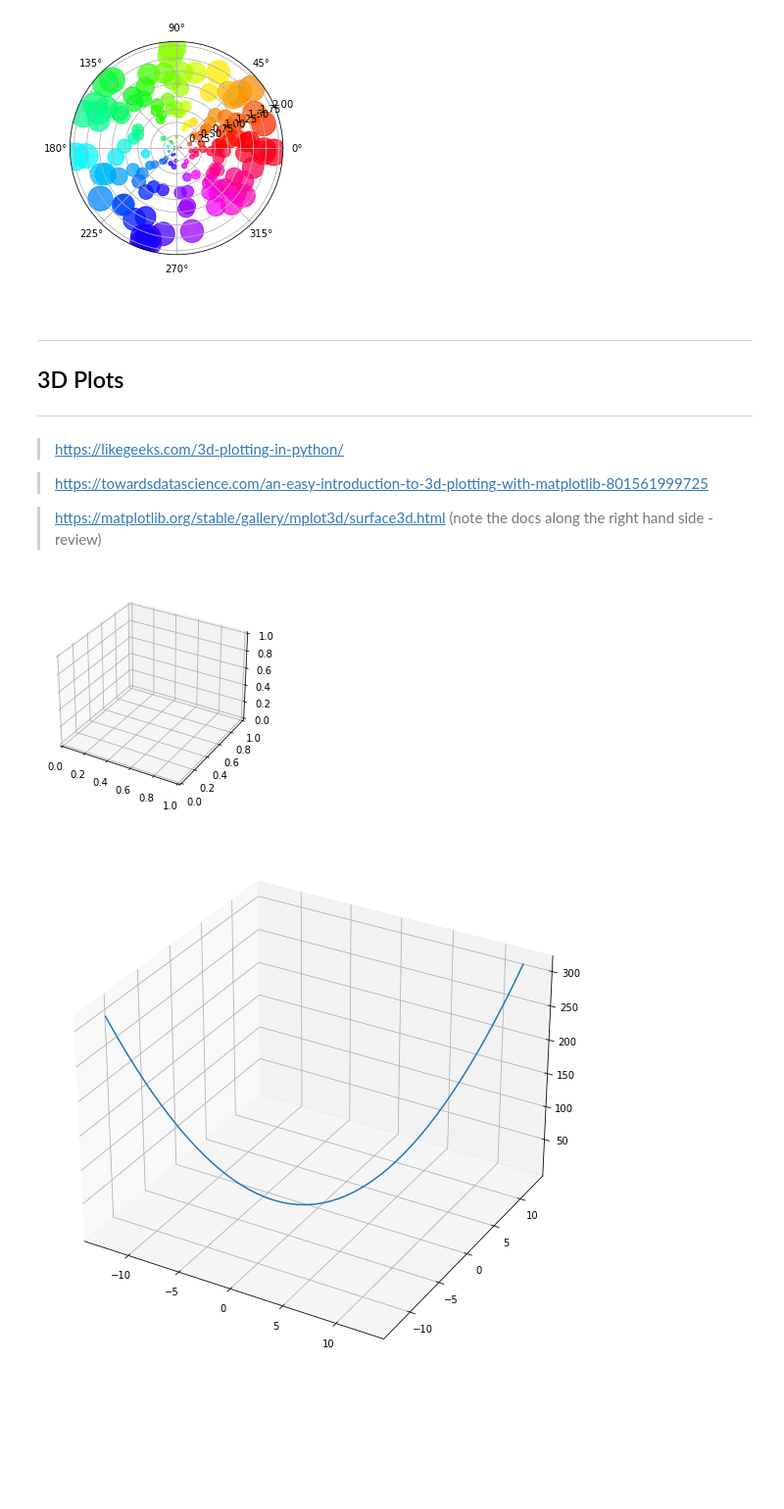
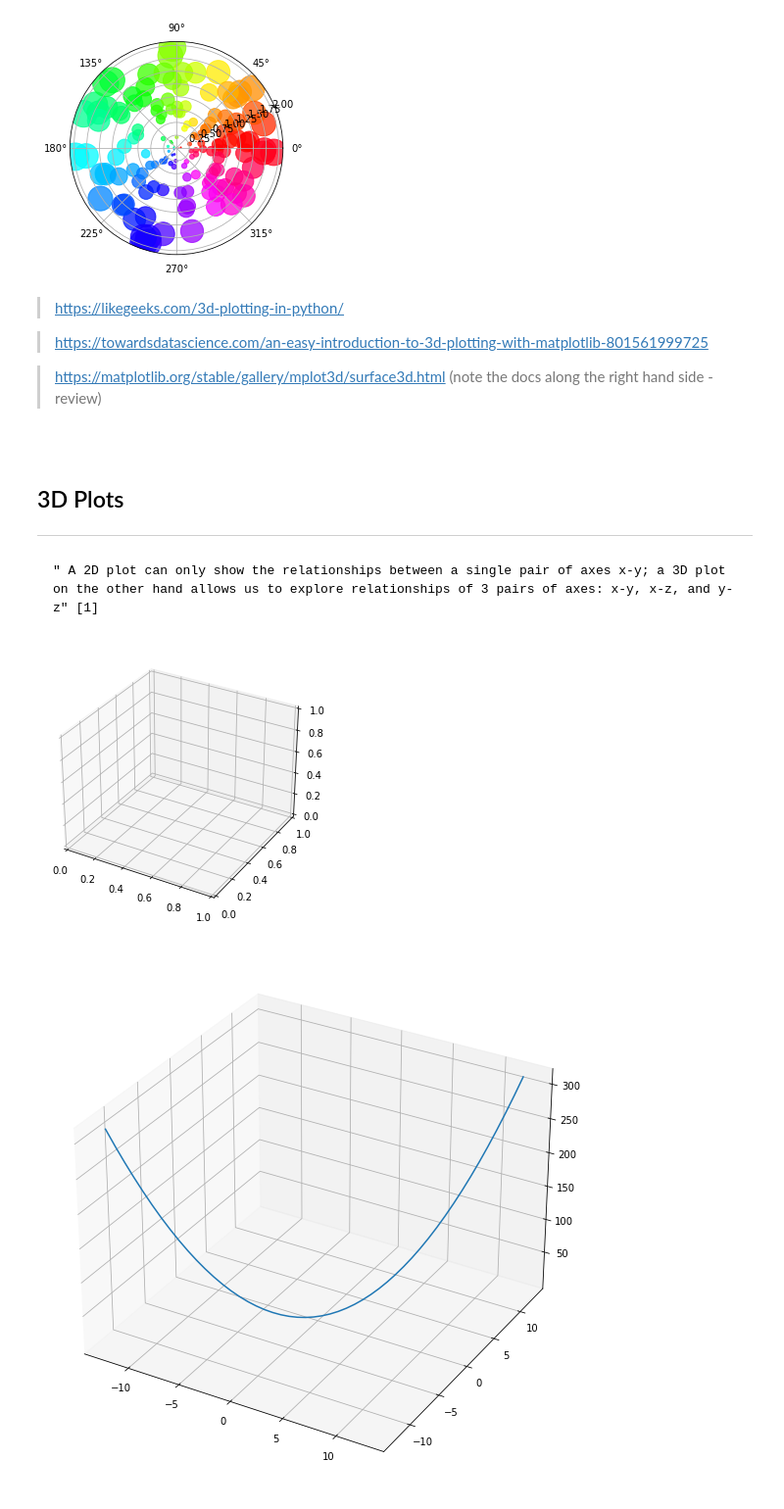
Before and after one commit to VCurry20/FDAProject2021, a Jupyter notebook: pyplot.ipynb, the cells around one changed output. Shown at 98% size. Saved outputs shown, nothing was run; the diff lists cells and outputs as text; code cells hidden in the pictures; blank space fills up the shorter version.

Commit message:
3d plots - layout

```diff
--- a/pyplot.ipynb
+++ b/pyplot.ipynb
@@ -503,14 +503,7 @@ plt.rcParams['figure.figsize'] = [30, 10]      # amend size of output
 # %% [output]
 [figure]
 # %% [markdown]
-<br>
 
-***
-
-## 3D Plots
-
-
-***
 
 
 > https://likegeeks.com/3d-plotting-in-python/
@@ -518,3 +511,14 @@ plt.rcParams['figure.figsize'] = [30, 10]      # amend size of output
 > https://towardsdatascience.com/an-easy-introduction-to-3d-plotting-with-matplotlib-801561999725
 
 > https://matplotlib.org/stable/gallery/mplot3d/surface3d.html    (note the docs along the right hand side - review)
+# %% [markdown]
+<br>
+
+
+
+## 3D Plots
+
+
+***
+# %% [markdown]
+    " A 2D plot can only show the relationships between a single pair of axes x-y; a 3D plot on the other hand allows us to explore relationships of 3 pairs of axes: x-y, x-z, and y-z" [1]
@@ -521,12 +531,10 @@ plt.rcParams['figure.figsize'] = [30, 10]      # amend size of output
 # %%
-import matplotlib.pyplot as plt
-from mpl_toolkits.mplot3d import Axes3D
+fig = plt.figure(figsize=(5,5))                   # plot figure
+
+ax = fig.add_subplot(111, projection='3d')        # set the axis of the plot - 3d Projectione
 
 
-
-fig = plt.figure(figsize=(4,4))
-
-ax = fig.add_subplot(111, projection='3d')
+# we have plotted not data in this graph
 # %% [output]
-[figure, old version]
+[figure, new version]
 # %%
```
Also changed, not shown: parts of 20 cells of this notebook, 1 other file.
